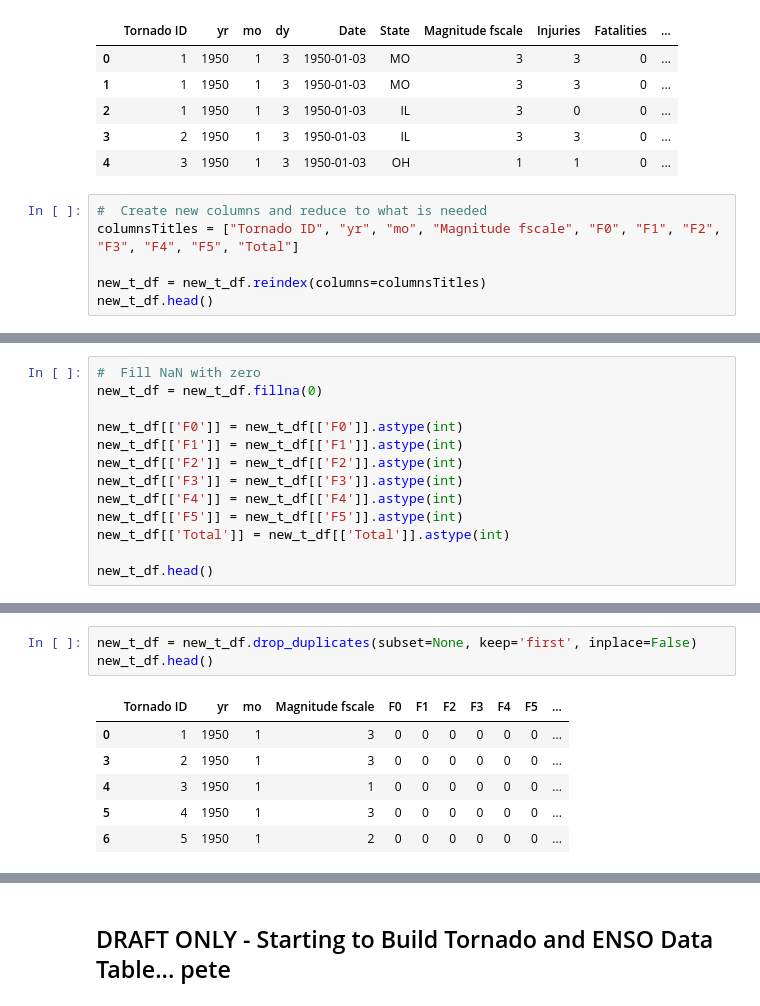
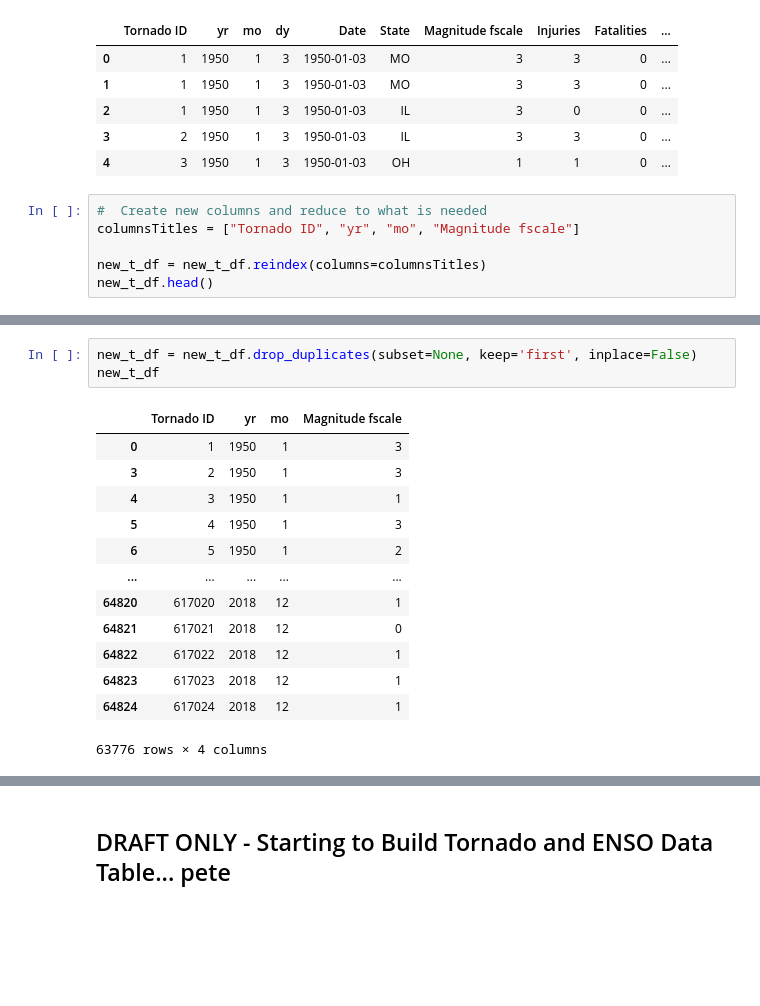
Before and after one commit to pjbroll/interim_3, a Jupyter notebook: tornado_enso.ipynb, the cells around one changed output, grey strips where cells are left out. Saved outputs shown, nothing was run; the diff lists cells and outputs as text; blank space fills up the shorter version.

```diff
--- a/tornado_enso.ipynb
+++ b/tornado_enso.ipynb
@@ -60,7 +52,7 @@ new_t_df.head()
 | 4 | 3 | 1950 | 1 | 3 | 1950-01-03 | OH | 1 | 1 | 0 | ... |
 # %%
 #  Create new columns and reduce to what is needed
-columnsTitles = ["Tornado ID", "yr", "mo", "Magnitude fscale", "F0", "F1", "F2", "F3", "F4", "F5", "Total"]
+columnsTitles = ["Tornado ID", "yr", "mo", "Magnitude fscale"]
 
 new_t_df = new_t_df.reindex(columns=columnsTitles)
 new_t_df.head()
@@ -74,13 +65,0 @@ new_t_df.head()
-# %%
-#  Fill NaN with zero
-new_t_df = new_t_df.fillna(0)
-
-new_t_df[['F0']] = new_t_df[['F0']].astype(int)
-new_t_df[['F1']] = new_t_df[['F1']].astype(int)
-new_t_df[['F2']] = new_t_df[['F2']].astype(int)
-new_t_df[['F3']] = new_t_df[['F3']].astype(int)
-new_t_df[['F4']] = new_t_df[['F4']].astype(int)
-new_t_df[['F5']] = new_t_df[['F5']].astype(int)
-new_t_df[['Total']] = new_t_df[['Total']].astype(int)
-
-new_t_df.head()
@@ -94,10 +66,17 @@ new_t_df.head()
 # %%
 new_t_df = new_t_df.drop_duplicates(subset=None, keep='first', inplace=False)
-new_t_df.head()
+new_t_df
 # %% [output]
-|  | Tornado ID | yr | mo | Magnitude fscale | F0 | F1 | F2 | F3 | F4 | F5 | ... |
-| 0 | 1 | 1950 | 1 | 3 | 0 | 0 | 0 | 0 | 0 | 0 | ... |
-| 3 | 2 | 1950 | 1 | 3 | 0 | 0 | 0 | 0 | 0 | 0 | ... |
-| 4 | 3 | 1950 | 1 | 1 | 0 | 0 | 0 | 0 | 0 | 0 | ... |
-| 5 | 4 | 1950 | 1 | 3 | 0 | 0 | 0 | 0 | 0 | 0 | ... |
-| 6 | 5 | 1950 | 1 | 2 | 0 | 0 | 0 | 0 | 0 | 0 | ... |
+|  | Tornado ID | yr | mo | Magnitude fscale |
+| 0 | 1 | 1950 | 1 | 3 |
+| 3 | 2 | 1950 | 1 | 3 |
+| 4 | 3 | 1950 | 1 | 1 |
+| 5 | 4 | 1950 | 1 | 3 |
+| 6 | 5 | 1950 | 1 | 2 |
+| ... | ... | ... | ... | ... |
+| 64820 | 617020 | 2018 | 12 | 1 |
+| 64821 | 617021 | 2018 | 12 | 0 |
+| 64822 | 617022 | 2018 | 12 | 1 |
+| 64823 | 617023 | 2018 | 12 | 1 |
+| 64824 | 617024 | 2018 | 12 | 1 |
+63776 rows × 4 columns
```
Also changed, not shown: parts of 145 cells of this notebook, 1 other file.
